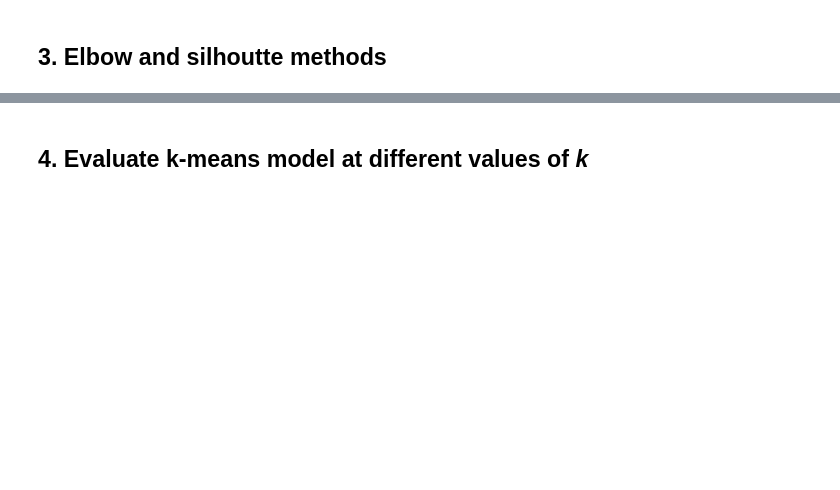
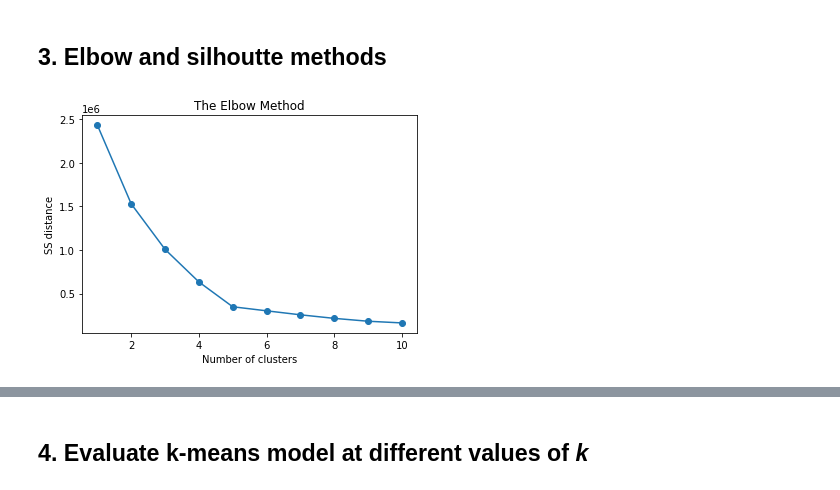
Before and after one commit to alexs178/LSE_DA_Turtle_Games_Analysis, a Jupyter notebook: Sewell_Alexander_DA301_Assignment_Notebook.ipynb, the cells around one changed output, grey strips where cells are left out. Cells and saved outputs as stored; diff of their text form; code cells hidden in the pictures; blank space fills up the shorter version.

```diff
--- a/Sewell_Alexander_DA301_Assignment_Notebook.ipynb
+++ b/Sewell_Alexander_DA301_Assignment_Notebook.ipynb
@@ -485,3 +571,28 @@ warnings.filterwarnings('ignore')
 ## 3. Elbow and silhoutte methods
 # %%
 # Determine the number of clusters: Elbow method.
+# Use Elbow chart to decide on the number of optimal clusters.
+ss = []
+for i in range(1, 11):
+    kmeans = KMeans(n_clusters=i,
+                    init='k-means++',
+                    max_iter=300,
+                    n_init=10,
+                    random_state=0)
+    kmeans.fit(x)
+    ss.append(kmeans.inertia_)
+
+# Plot the elbow method.
+plt.plot(range(1, 11),
+         ss,
+         marker='o')
+
+# Insert labels and title.
+plt.title("The Elbow Method")
+plt.xlabel("Number of clusters")
+plt.ylabel("SS distance")
+
+# View Elbow chart by using show() function.
+plt.show()
+# %% [output]
+[figure, added]
```
Also changed, not shown: parts of 43 cells of this notebook.
